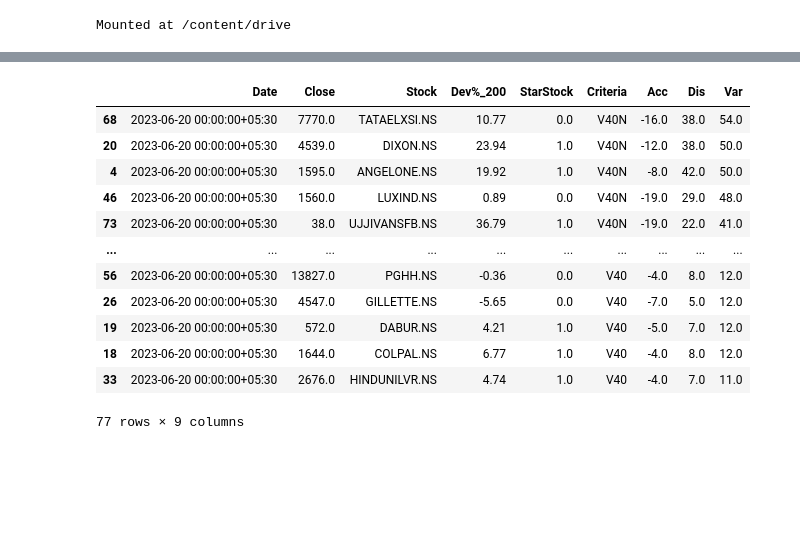
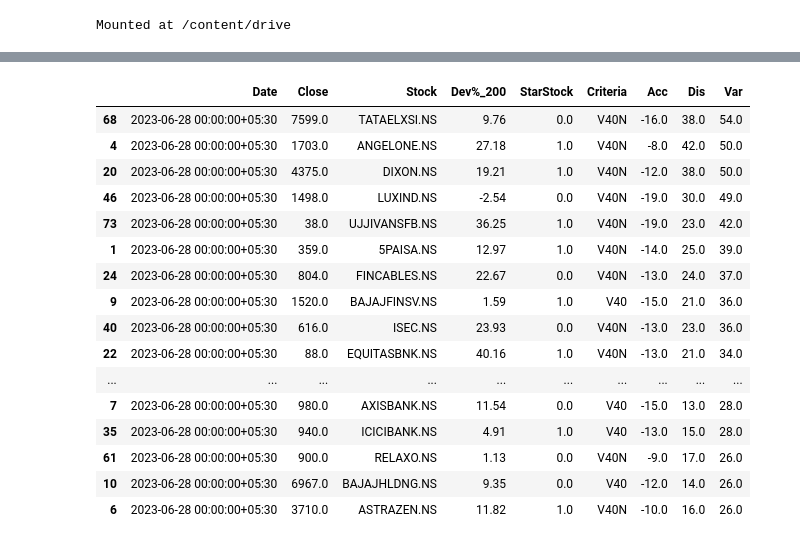
Before and after one commit to ankit-rathi/Data-Science-with-Python, a Jupyter notebook: Tradevesting/myProspects_Acc_Dis_Signals.ipynb, the cells around one changed output, grey strips where cells are left out. Saved outputs shown, nothing was run; the diff lists cells and outputs as text; code cells hidden in the pictures; blank space fills up the shorter version.

```diff
--- a/Tradevesting/myProspects_Acc_Dis_Signals.ipynb
+++ b/Tradevesting/myProspects_Acc_Dis_Signals.ipynb
@@ -252,17 +264,21 @@ df_recomm[df_recomm['Stock'] == stock_id]
 # %%
 df_recomm['Var'] = df_recomm['Dis'] - df_recomm['Acc']
-df_recomm.sort_values(by = 'Var', ascending=False)
+df_recomm[df_recomm['Var']>25].sort_values(by = 'Var', ascending=False)
 # %% [output]
 |  | Date | Close | Stock | Dev%_200 | StarStock | Criteria | Acc | Dis | Var |
-| 68 | 2023-06-20 00:00:00+05:30 | 7770.0 | TATAELXSI.NS | 10.77 | 0.0 | V40N | -16.0 | 38.0 | 54.0 |
-| 20 | 2023-06-20 00:00:00+05:30 | 4539.0 | DIXON.NS | 23.94 | 1.0 | V40N | -12.0 | 38.0 | 50.0 |
-| 4 | 2023-06-20 00:00:00+05:30 | 1595.0 | ANGELONE.NS | 19.92 | 1.0 | V40N | -8.0 | 42.0 | 50.0 |
-| 46 | 2023-06-20 00:00:00+05:30 | 1560.0 | LUXIND.NS | 0.89 | 0.0 | V40N | -19.0 | 29.0 | 48.0 |
-| 73 | 2023-06-20 00:00:00+05:30 | 38.0 | UJJIVANSFB.NS | 36.79 | 1.0 | V40N | -19.0 | 22.0 | 41.0 |
+| 68 | 2023-06-28 00:00:00+05:30 | 7599.0 | TATAELXSI.NS | 9.76 | 0.0 | V40N | -16.0 | 38.0 | 54.0 |
+| 4 | 2023-06-28 00:00:00+05:30 | 1703.0 | ANGELONE.NS | 27.18 | 1.0 | V40N | -8.0 | 42.0 | 50.0 |
+| 20 | 2023-06-28 00:00:00+05:30 | 4375.0 | DIXON.NS | 19.21 | 1.0 | V40N | -12.0 | 38.0 | 50.0 |
+| 46 | 2023-06-28 00:00:00+05:30 | 1498.0 | LUXIND.NS | -2.54 | 0.0 | V40N | -19.0 | 30.0 | 49.0 |
+| 73 | 2023-06-28 00:00:00+05:30 | 38.0 | UJJIVANSFB.NS | 36.25 | 1.0 | V40N | -19.0 | 23.0 | 42.0 |
+| 1 | 2023-06-28 00:00:00+05:30 | 359.0 | 5PAISA.NS | 12.97 | 1.0 | V40N | -14.0 | 25.0 | 39.0 |
+| 24 | 2023-06-28 00:00:00+05:30 | 804.0 | FINCABLES.NS | 22.67 | 0.0 | V40N | -13.0 | 24.0 | 37.0 |
+| 9 | 2023-06-28 00:00:00+05:30 | 1520.0 | BAJAJFINSV.NS | 1.59 | 1.0 | V40 | -15.0 | 21.0 | 36.0 |
+| 40 | 2023-06-28 00:00:00+05:30 | 616.0 | ISEC.NS | 23.93 | 0.0 | V40N | -13.0 | 23.0 | 36.0 |
+| 22 | 2023-06-28 00:00:00+05:30 | 88.0 | EQUITASBNK.NS | 40.16 | 1.0 | V40N | -13.0 | 21.0 | 34.0 |
 | ... | ... | ... | ... | ... | ... | ... | ... | ... | ... |
-| 56 | 2023-06-20 00:00:00+05:30 | 13827.0 | PGHH.NS | -0.36 | 0.0 | V40 | -4.0 | 8.0 | 12.0 |
-| 26 | 2023-06-20 00:00:00+05:30 | 4547.0 | GILLETTE.NS | -5.65 | 0.0 | V40 | -7.0 | 5.0 | 12.0 |
-| 19 | 2023-06-20 00:00:00+05:30 | 572.0 | DABUR.NS | 4.21 | 1.0 | V40 | -5.0 | 7.0 | 12.0 |
-| 18 | 2023-06-20 00:00:00+05:30 | 1644.0 | COLPAL.NS | 6.77 | 1.0 | V40 | -4.0 | 8.0 | 12.0 |
-| 33 | 2023-06-20 00:00:00+05:30 | 2676.0 | HINDUNILVR.NS | 4.74 | 1.0 | V40 | -4.0 | 7.0 | 11.0 |
+| 7 | 2023-06-28 00:00:00+05:30 | 980.0 | AXISBANK.NS | 11.54 | 0.0 | V40 | -15.0 | 13.0 | 28.0 |
+| 35 | 2023-06-28 00:00:00+05:30 | 940.0 | ICICIBANK.NS | 4.91 | 1.0 | V40 | -13.0 | 15.0 | 28.0 |
+| 61 | 2023-06-28 00:00:00+05:30 | 900.0 | RELAXO.NS | 1.13 | 0.0 | V40N | -9.0 | 17.0 | 26.0 |
+| 10 | 2023-06-28 00:00:00+05:30 | 6967.0 | BAJAJHLDNG.NS | 9.35 | 0.0 | V40 | -12.0 | 14.0 | 26.0 |
+| 6 | 2023-06-28 00:00:00+05:30 | 3710.0 | ASTRAZEN.NS | 11.82 | 1.0 | V40N | -10.0 | 16.0 | 26.0 |
-77 rows × 9 columns
```
Also changed, not shown: parts of 9 cells of this notebook.
